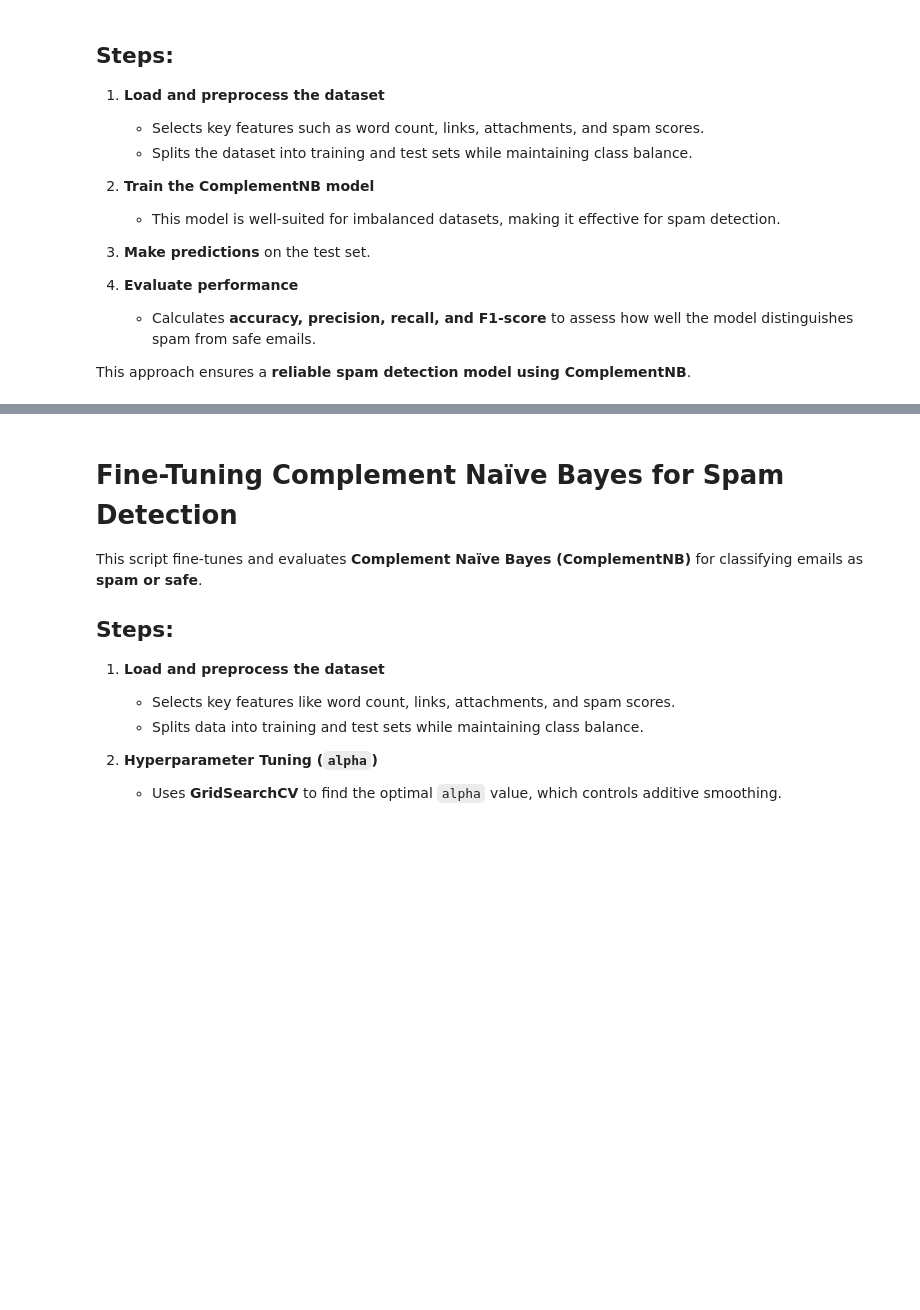
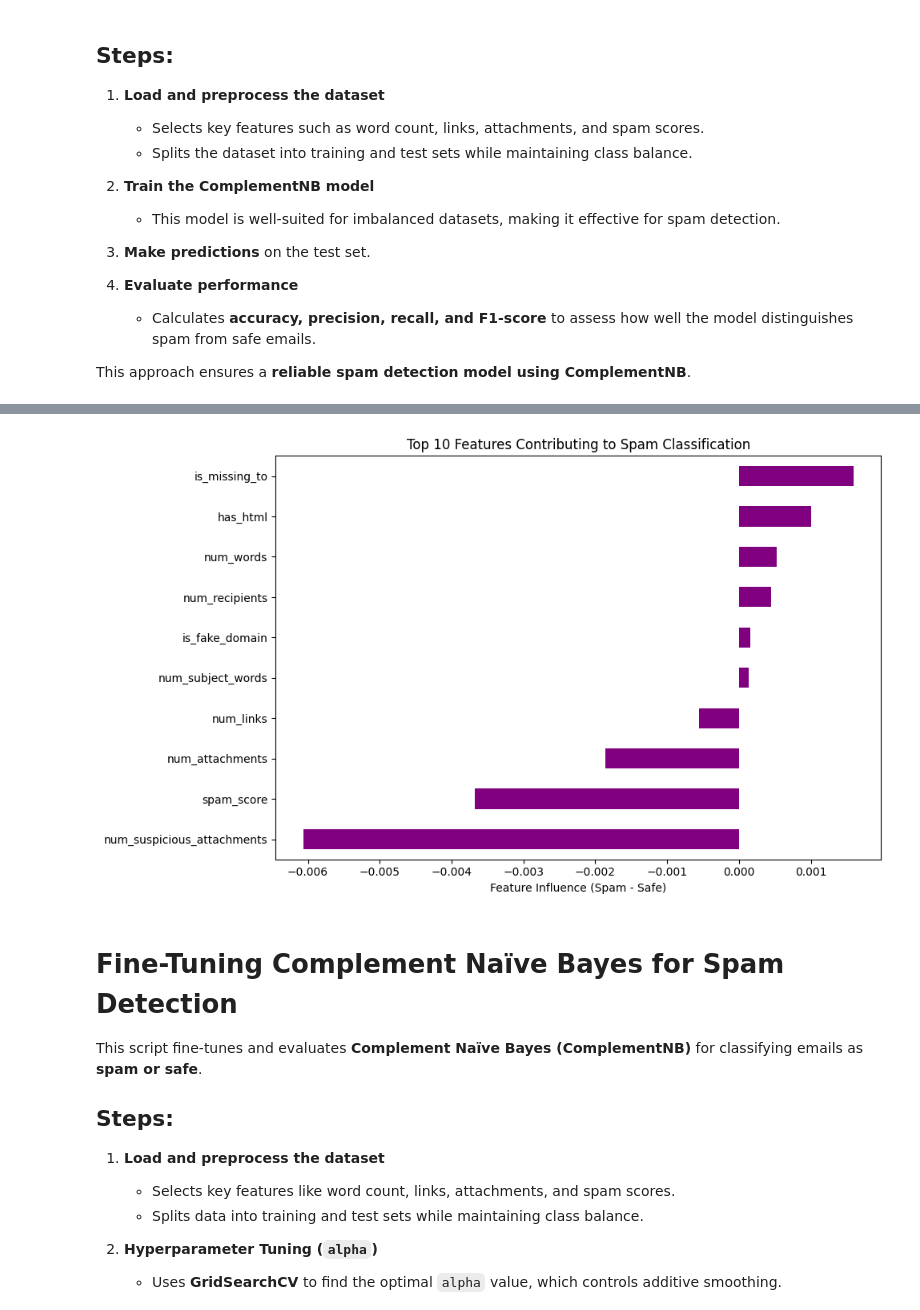
Before and after one commit to Olakunle64/Email_Threat_Detection_AI, a Jupyter notebook: notebooks/new_machine_learning.ipynb, the cells around one changed output, grey strips where cells are left out. Cells and saved outputs as stored; diff of their text form; code cells hidden in the pictures; blank space fills up the shorter version.

```diff
--- a/notebooks/new_machine_learning.ipynb
+++ b/notebooks/new_machine_learning.ipynb
@@ -1085,0 +1182,21 @@ NameError: name 'plot_learning_curve' is not defined
+# %%
+import numpy as np
+import pandas as pd
+
+# Get feature names (same as the ones used in training)
+feature_names = features
+
+# Get the log probabilities learned by the model
+log_probs = nb_model.feature_log_prob_  # shape: (n_classes, n_features)
+
+# Convert to a DataFrame for readability
+importance_df = pd.DataFrame(log_probs.T, columns=['Safe (0)', 'Spam (1)'], index=feature_names)
+
+# Optional: add the absolute difference as a measure of discriminative power
+importance_df["Diff (Spam - Safe)"] = importance_df["Spam (1)"] - importance_df["Safe (0)"]
+
+# Sort by most influential features for spam
+important_for_spam = importance_df.sort_values(by="Diff (Spam - Safe)", ascending=False)
+
+print("Top features contributing to spam classification:\n")
+print(important_for_spam)
@@ -1086,3 +1218,18 @@ NameError: name 'plot_learning_curve' is not defined
+# %%
+import matplotlib.pyplot as plt
+
+# Plot the top 10
+top_features = important_for_spam.head(10)
+
+plt.figure(figsize=(10, 6))
+top_features["Diff (Spam - Safe)"].plot(kind='barh', color='purple')
+plt.xlabel("Feature Influence (Spam - Safe)")
+plt.title("Top 10 Features Contributing to Spam Classification")
+plt.gca().invert_yaxis()
+plt.tight_layout()
+plt.show()
+# %% [output]
+[figure, added]
 # %% [markdown]
 # Fine-Tuning Complement Naïve Bayes for Spam Detection
 
```
Also changed, not shown: parts of 12 cells of this notebook.
